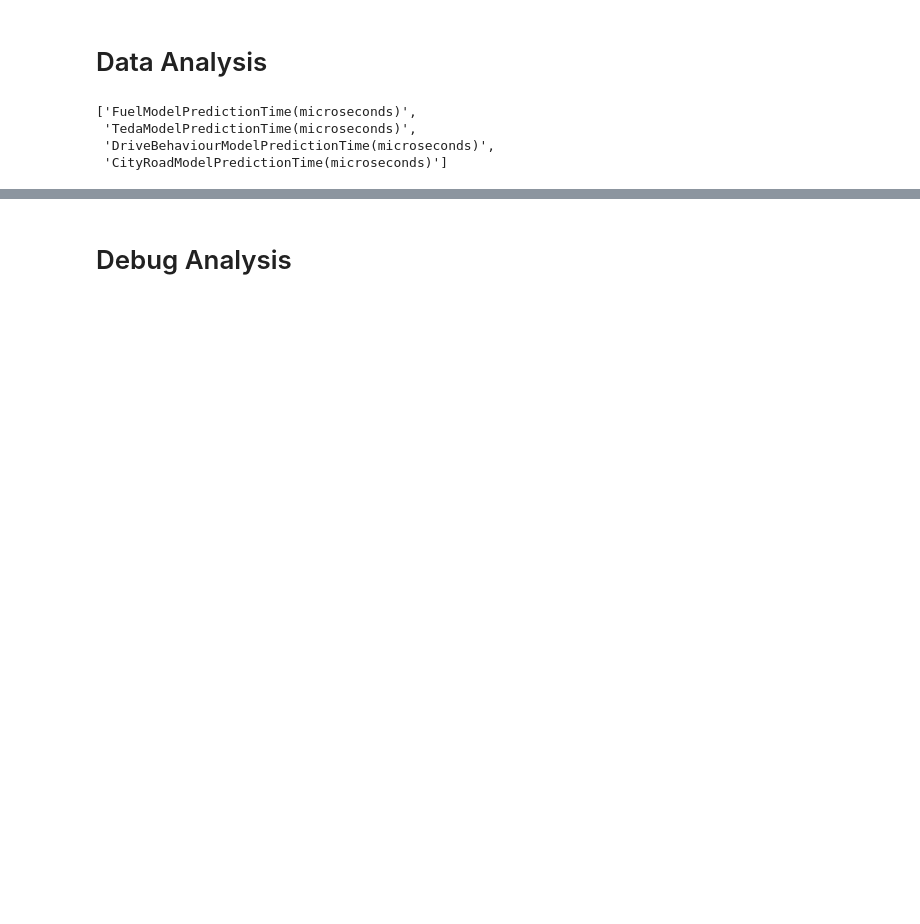
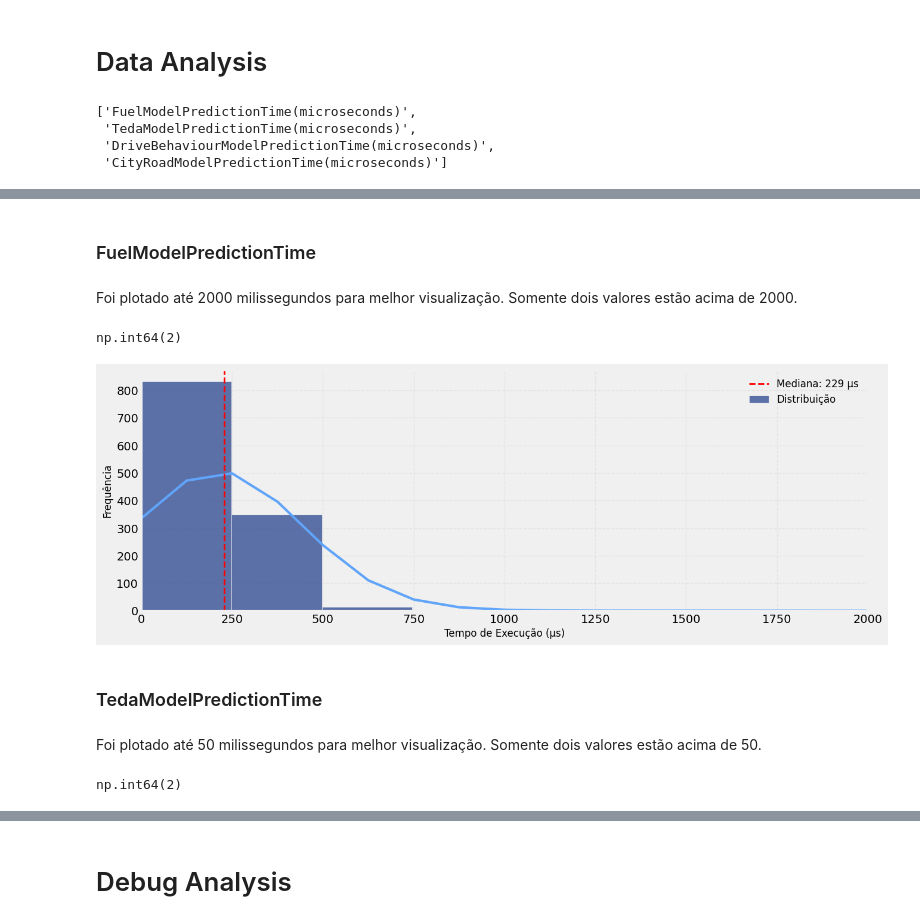
Before and after one commit to conect2ai/SBRC2025-App2Car, a Jupyter notebook: notebooks/polo.ipynb, the cells around one changed output, grey strips where cells are left out. Drawn from its saved outputs; the diff is of its cells as text; code cells hidden in the pictures; blank space fills up the shorter version.

Commit message:
fixed analysis in algorithmn

```diff
--- a/notebooks/polo.ipynb
+++ b/notebooks/polo.ipynb
@@ -52,0 +43,11 @@ datasets["A"]["data"].head()
+# %%
+appended_data = pd.concat(
+    [
+        datasets["A"]["data"][algorithmns_columns],
+        datasets["B"]["data"][algorithmns_columns]
+    ],
+    axis=0,
+    ignore_index=True
+)
+
+appended_data
@@ -52,0 +68,31 @@ datasets["A"]["data"].head()
+# %% [markdown]
+### FuelModelPredictionTime
+# %% [markdown]
+Foi plotado até 2000 milissegundos para melhor visualização. Somente dois valores estão acima de 2000.
+# %%
+(appended_data["FuelModelPredictionTime(microseconds)"] > 2000).sum()
+# %% [output]
+np.int64(2)
+# %%
+plot_histogram_kde(
+    data=appended_data,
+    variable="FuelModelPredictionTime(microseconds)",
+    bins=100,
+    hist_color="#1E3A8A",
+    kde_color="#60A5FA",
+    show_median=True,
+    median_color="red",
+    xlabel="Tempo de Execução (µs)",
+    ylabel="Frequência",
+    xlim=(0, 2000)
+)
+# %% [output]
+[figure, added]
+# %% [markdown]
+### TedaModelPredictionTime
+# %% [markdown]
+Foi plotado até 50 milissegundos para melhor visualização. Somente dois valores estão acima de 50.
+# %%
+(appended_data["TedaModelPredictionTime(microseconds)"] > 50).sum()
+# %% [output]
+np.int64(2)
```
Also changed, not shown: parts of 19 cells of this notebook, 3 other files.
